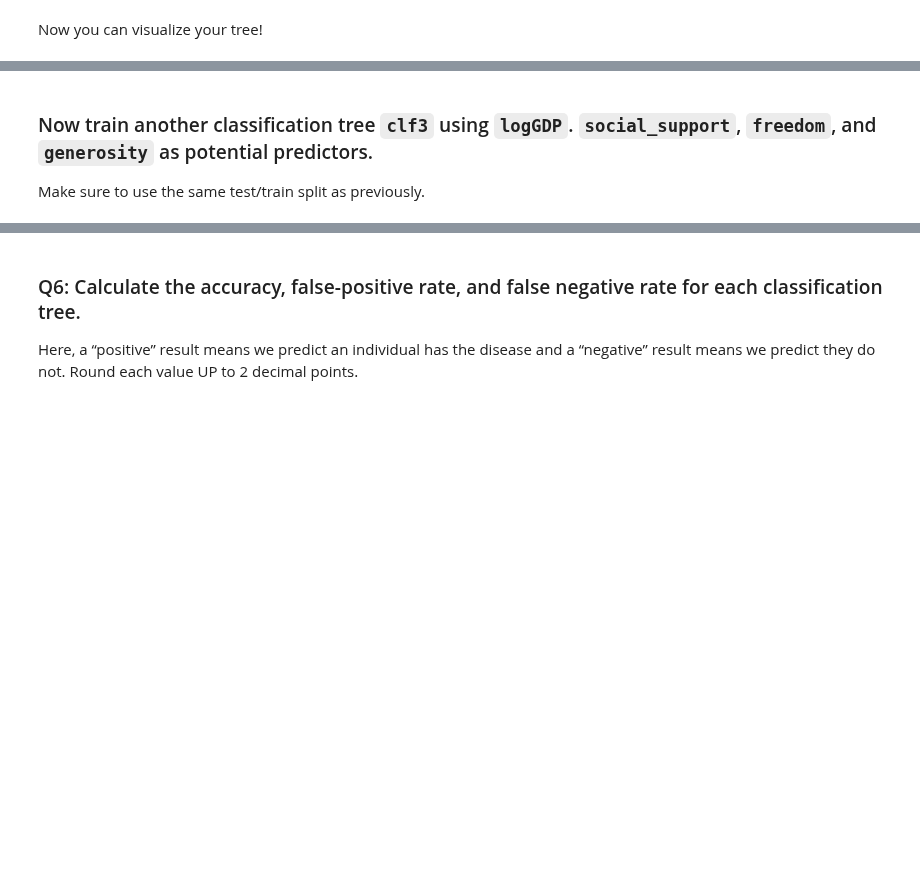
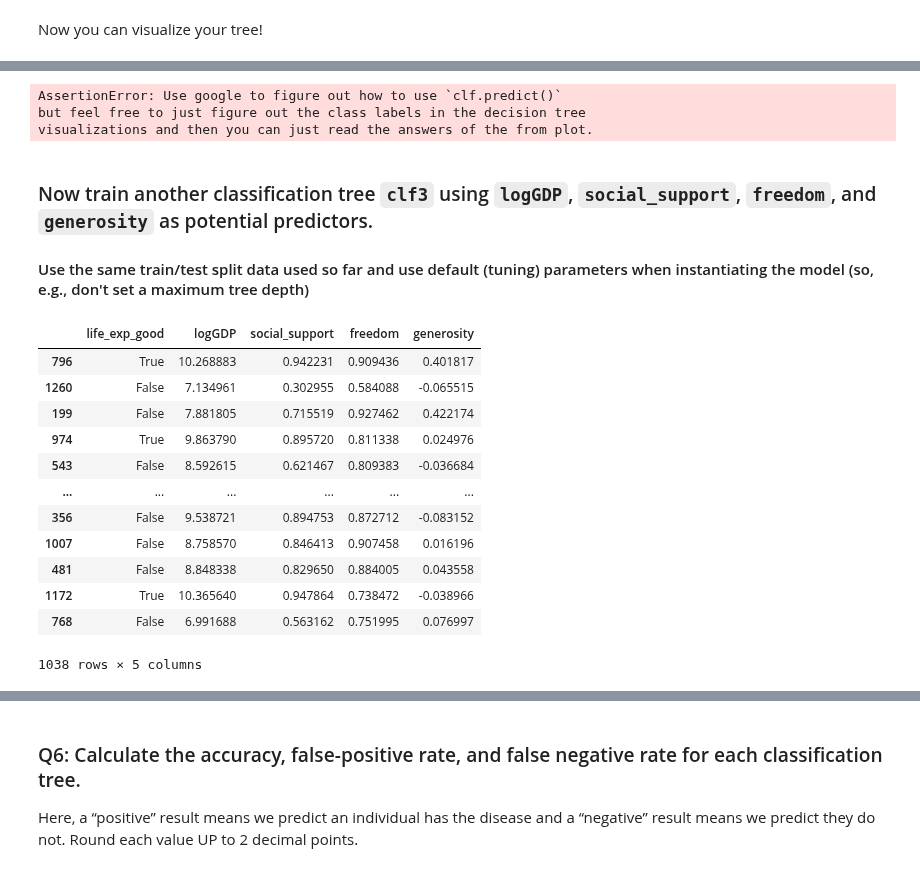
Before and after one commit to pointOfive/STA130_F23, a Jupyter notebook: Homework/STA130_HW_9.ipynb, the cells around one changed output, grey strips where cells are left out. Cells and saved outputs as stored; diff of their text form; code cells hidden in the pictures; blank space fills up the shorter version.

```diff
--- a/Homework/STA130_HW_9.ipynb
+++ b/Homework/STA130_HW_9.ipynb
@@ -82,6 +155,32 @@ assert Q4 == (False, False, False, True), "Try clf.predict() OR you can read off
+# %%
+# test_Q4
+assert Q4 == (False, False, False, True), hint
+# %% [output]
+AssertionError: Use google to figure out how to use `clf.predict()`
+but feel free to just figure out the class labels in the decision tree
+visualizations and then you can just read the answers of the from plot.
 # %% [markdown]
-### Now train another classification tree `clf3` using `logGDP`. `social_support`, `freedom`, and `generosity` as potential predictors.
-Make sure to use the same test/train split as previously.
+### Now train another classification tree `clf3` using `logGDP`, `social_support`, `freedom`, and `generosity` as potential predictors.
+
+#### Use the same train/test split data used so far and use default (tuning) parameters when instantiating the model (so, e.g., don't set a maximum tree depth)
 # %%
 clf3 = None
+# %%
+# SCOTT
+clf3 = tree.DecisionTreeClassifier().fit(train.iloc[:,1:],train.iloc[:,:1])
+train
+# %% [output]
+|  | life_exp_good | logGDP | social_support | freedom | generosity |
+| 796 | True | 10.268883 | 0.942231 | 0.909436 | 0.401817 |
+| 1260 | False | 7.134961 | 0.302955 | 0.584088 | -0.065515 |
+| 199 | False | 7.881805 | 0.715519 | 0.927462 | 0.422174 |
+| 974 | True | 9.863790 | 0.895720 | 0.811338 | 0.024976 |
+| 543 | False | 8.592615 | 0.621467 | 0.809383 | -0.036684 |
+| ... | ... | ... | ... | ... | ... |
+| 356 | False | 9.538721 | 0.894753 | 0.872712 | -0.083152 |
+| 1007 | False | 8.758570 | 0.846413 | 0.907458 | 0.016196 |
+| 481 | False | 8.848338 | 0.829650 | 0.884005 | 0.043558 |
+| 1172 | True | 10.365640 | 0.947864 | 0.738472 | -0.038966 |
+| 768 | False | 6.991688 | 0.563162 | 0.751995 | 0.076997 |
+1038 rows × 5 columns
 # %% [markdown]
```
Also changed, not shown: parts of 41 cells of this notebook.
